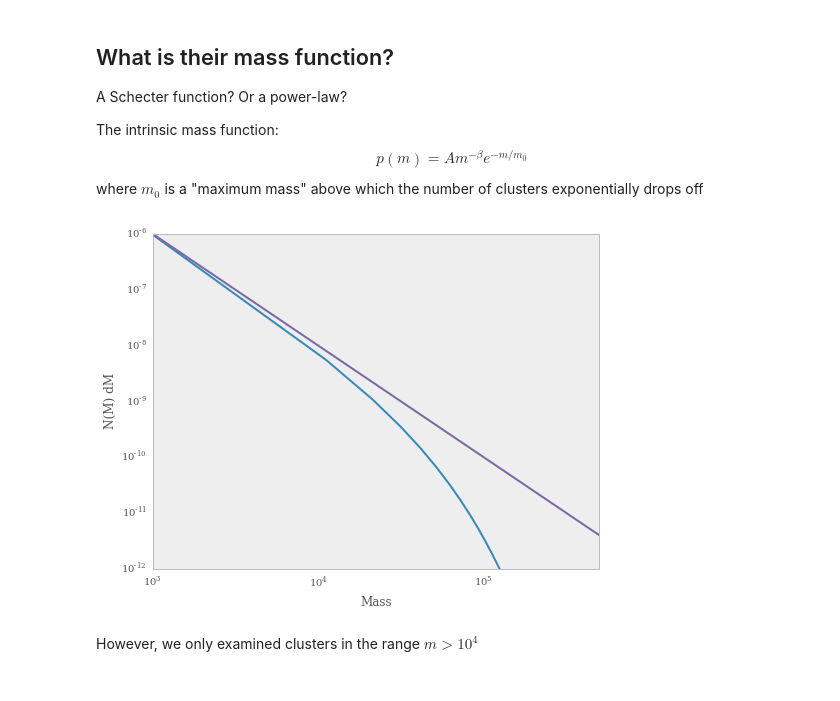
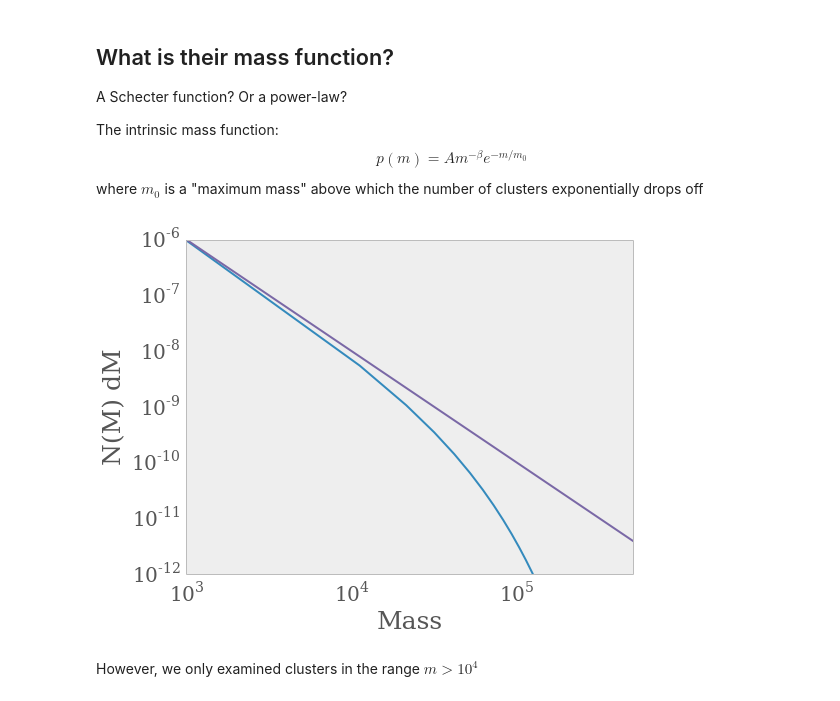
Before and after one commit to keflavich/protoclusterslides, a Jupyter notebook: ModelOfClusterFormation.ipynb, the cells around one changed output. Drawn from its saved outputs; the diff is of its cells as text; code cells hidden in the pictures.

```diff
--- a/ModelOfClusterFormation.ipynb
+++ b/ModelOfClusterFormation.ipynb
@@ -105,14 +111,15 @@ p2 = m**-2
 # %%
 figure(figsize=(8,6))
 ax=gca()
 ax.grid(False)
+ax.tick_params(axis='both', which='major', labelsize=20)
 result = loglog(m,p1,linewidth=2)
 result = loglog(m,p2,linewidth=2)
 axis([m.min(),m.max(),1e-12,1e-6])
-xl = xlabel("Mass")
-yl = ylabel("N(M) dM")
+xl = xlabel("Mass",fontsize=25)
+yl = ylabel("N(M) dM",fontsize=25)
 # %% [output]
-[figure, old version]
+[figure, new version]
 # %% [markdown]
 However, we only examined clusters in the range $m>10^4$
 # %%
```
Also changed, not shown: parts of 12 cells of this notebook, 2 other files.
